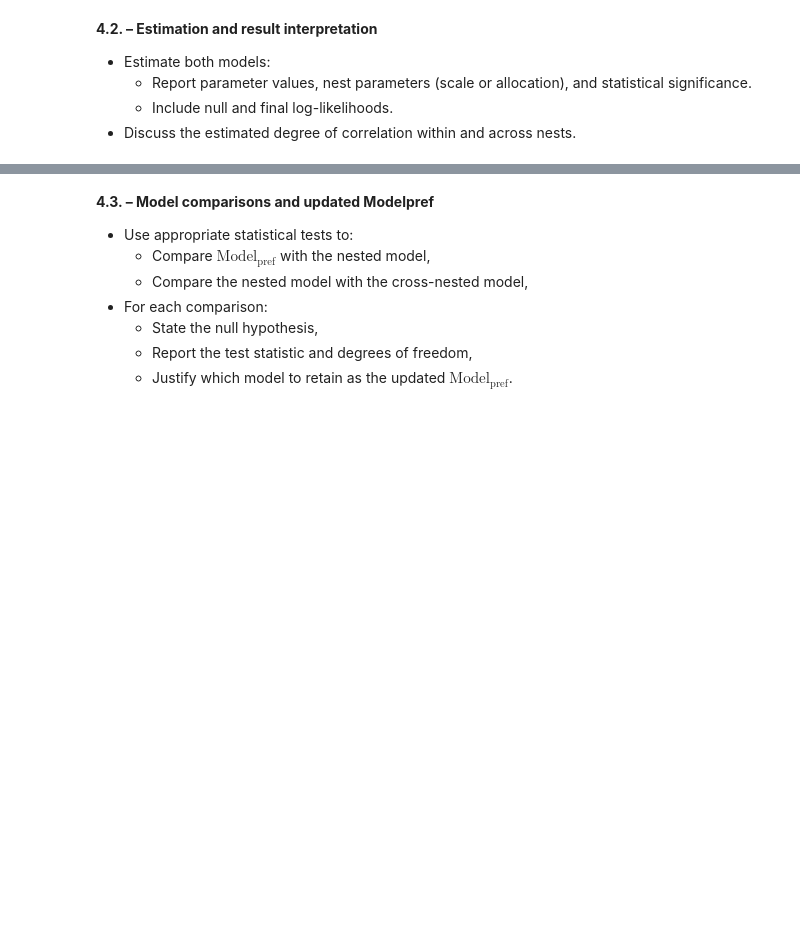
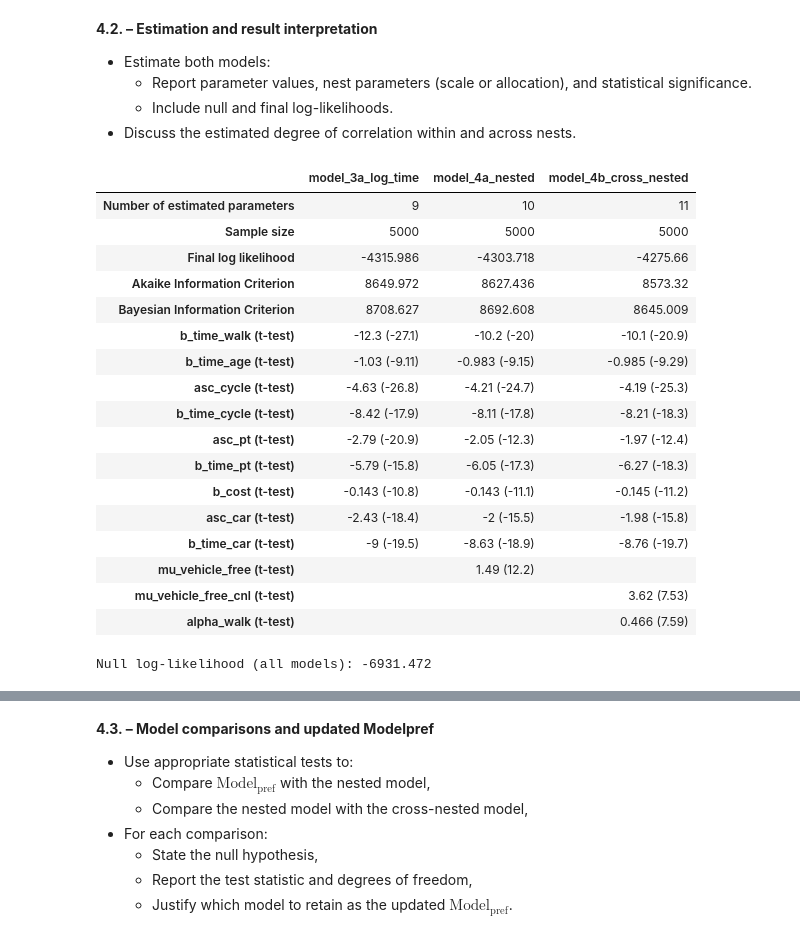
Before and after one commit to PabloSarro/london-mode-choice, a Jupyter notebook: src/assignment.ipynb, the cells around one changed output, grey strips where cells are left out. Drawn from its saved outputs; the diff is of its cells as text; code cells hidden in the pictures; blank space fills up the shorter version.

```diff
--- a/src/assignment.ipynb
+++ b/src/assignment.ipynb
@@ -878,0 +931,21 @@ Using $\text{Model}_\text{pref}$ as the base model, propose and test both a **ne
+# %%
+# Model 4b: cross-nested logit. PT belongs to the vehicle-free nest; walk belongs to the vehicle-free nest
+# (allocation alpha_walk) and to a nest of its own (1 - alpha_walk). Cycle and car are alone.
+mu_vehicle_free_cnl = Beta('mu_vehicle_free_cnl', 1.5, 1, 10, 0)
+alpha_walk = Beta('alpha_walk', 0.5, 0, 1, 0)
+nests_4b = NestsForCrossNestedLogit(
+    choice_set=[1, 2, 3, 4],
+    tuple_of_nests=(
+        OneNestForCrossNestedLogit(nest_param=mu_vehicle_free_cnl, dict_of_alpha={1: alpha_walk, 3: 1.0},
+                                   name='vehicle_free'),
+        OneNestForCrossNestedLogit(nest_param=1.0, dict_of_alpha={1: 1 - alpha_walk}, name='walk_alone'),
+        OneNestForCrossNestedLogit(nest_param=1.0, dict_of_alpha={2: 1.0}, name='cycle'),
+        OneNestForCrossNestedLogit(nest_param=1.0, dict_of_alpha={4: 1.0}, name='car'),
+    ),
+)
+results_4b = estimate_from_3a(logcnl(V_3a, availability, nests_4b, travel_mode), 'model_4b_cross_nested')
+print(results_4b.short_summary())
+param_4b = get_pandas_estimated_parameters(estimation_results=results_4b)['Estimated parameters'].set_index('Name')
+display(param_4b)
+for name in ['mu_vehicle_free_cnl', 'alpha_walk']:
+    print(f"t-test {name} = 1: {(param_4b.loc[name, 'Value'] - 1) / param_4b.loc[name, 'Robust std err.']:.2f}")
@@ -895,0 +1034,27 @@ Using $\text{Model}_\text{pref}$ as the base model, propose and test both a **ne
+# %%
+all_results['model_4a_nested'] = results_4a
+all_results['model_4b_cross_nested'] = results_4b
+comparison_table, _ = compile_estimation_results(
+    {name: all_results[name] for name in ['model_3a_log_time', 'model_4a_nested', 'model_4b_cross_nested']})
+display(comparison_table)
+print(f'Null log-likelihood (all models): {L0:.3f}')
+# %% [output]
+|  | model_3a_log_time | model_4a_nested | model_4b_cross_nested |
+| Number of estimated parameters | 9 | 10 | 11 |
+| Sample size | 5000 | 5000 | 5000 |
+| Final log likelihood | -4315.986 | -4303.718 | -4275.66 |
+| Akaike Information Criterion | 8649.972 | 8627.436 | 8573.32 |
+| Bayesian Information Criterion | 8708.627 | 8692.608 | 8645.009 |
+| b_time_walk (t-test) | -12.3 (-27.1) | -10.2 (-20) | -10.1 (-20.9) |
+| b_time_age (t-test) | -1.03 (-9.11) | -0.983 (-9.15) | -0.985 (-9.29) |
+| asc_cycle (t-test) | -4.63 (-26.8) | -4.21 (-24.7) | -4.19 (-25.3) |
+| b_time_cycle (t-test) | -8.42 (-17.9) | -8.11 (-17.8) | -8.21 (-18.3) |
+| asc_pt (t-test) | -2.79 (-20.9) | -2.05 (-12.3) | -1.97 (-12.4) |
+| b_time_pt (t-test) | -5.79 (-15.8) | -6.05 (-17.3) | -6.27 (-18.3) |
+| b_cost (t-test) | -0.143 (-10.8) | -0.143 (-11.1) | -0.145 (-11.2) |
+| asc_car (t-test) | -2.43 (-18.4) | -2 (-15.5) | -1.98 (-15.8) |
+| b_time_car (t-test) | -9 (-19.5) | -8.63 (-18.9) | -8.76 (-19.7) |
+| mu_vehicle_free (t-test) |  | 1.49 (12.2) |  |
+| mu_vehicle_free_cnl (t-test) |  |  | 3.62 (7.53) |
+| alpha_walk (t-test) |  |  | 0.466 (7.59) |
+Null log-likelihood (all models): -6931.472
```
Also changed, not shown: parts of 10 cells of this notebook.
